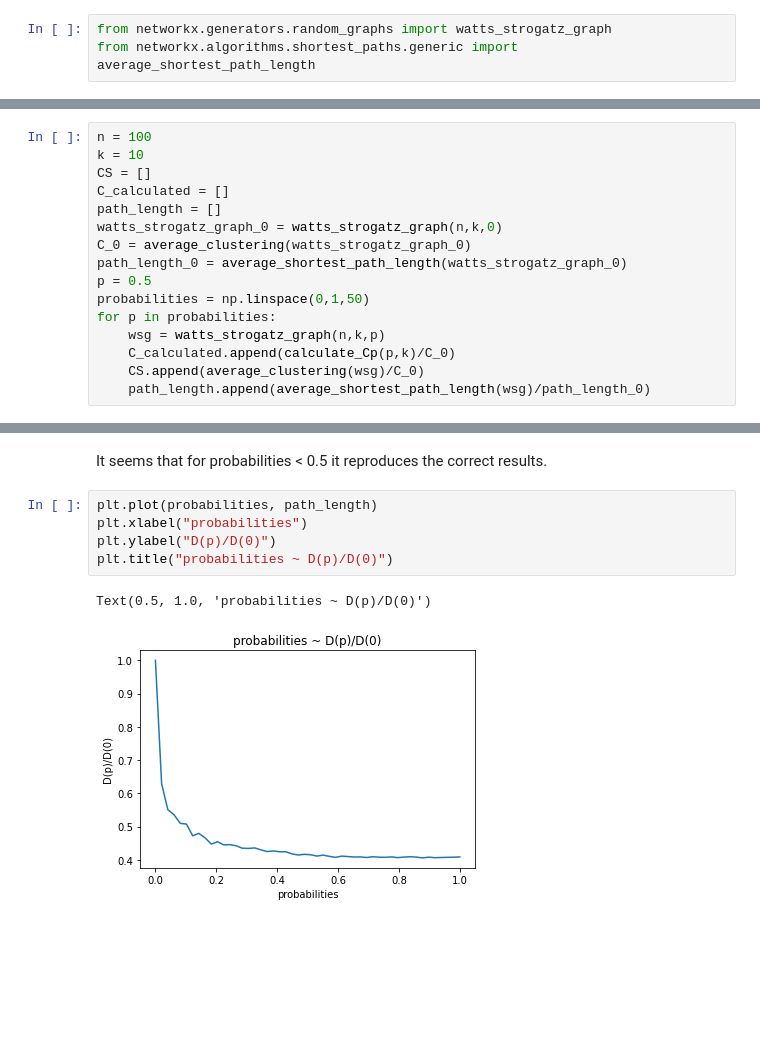
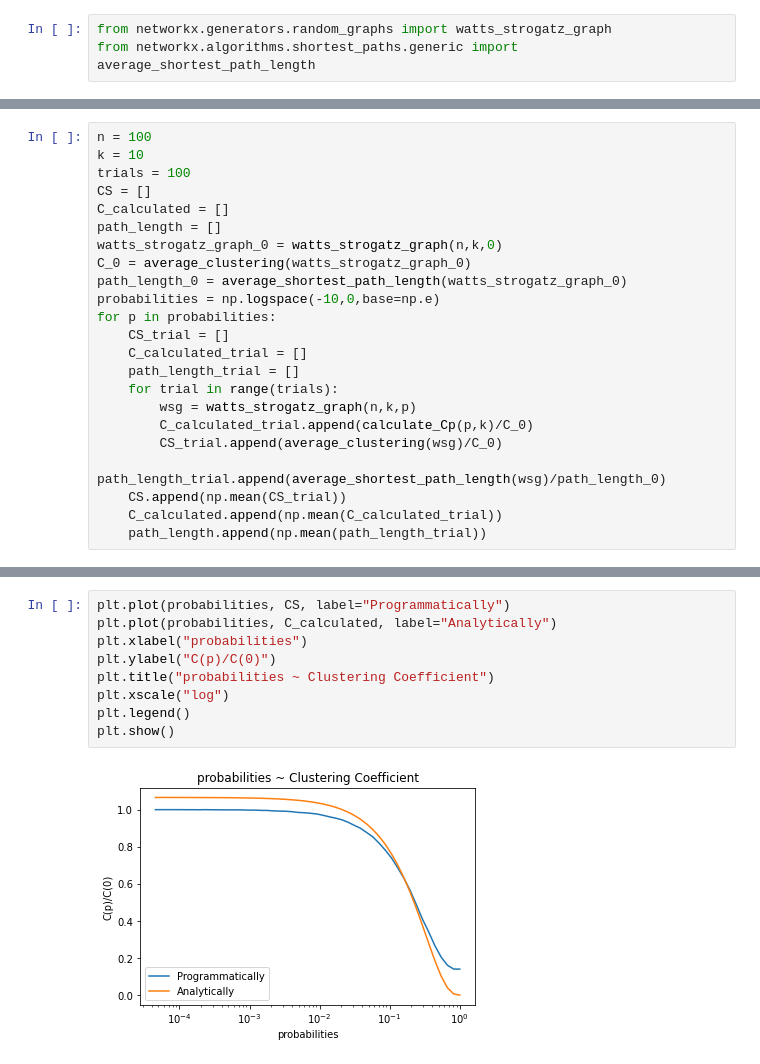
Before and after one commit to moerfii/network_science_uzh, a Jupyter notebook: assignment_4/excercise04.ipynb, the cells around one changed output, grey strips where cells are left out. Saved outputs shown, nothing was run; the diff lists cells and outputs as text; blank space fills up the shorter version.

```diff
--- a/assignment_4/excercise04.ipynb
+++ b/assignment_4/excercise04.ipynb
@@ -215,16 +214,23 @@ def calculate_Cp(p, k):
 # %%
 n = 100
 k = 10
+trials = 100
 CS = []
 C_calculated = []
 path_length = []
 watts_strogatz_graph_0 = watts_strogatz_graph(n,k,0)
 C_0 = average_clustering(watts_strogatz_graph_0)
 path_length_0 = average_shortest_path_length(watts_strogatz_graph_0)
-p = 0.5
-probabilities = np.linspace(0,1,50)
+probabilities = np.logspace(-10,0,base=np.e)
 for p in probabilities:
-    wsg = watts_strogatz_graph(n,k,p)
-    C_calculated.append(calculate_Cp(p,k)/C_0)
-    CS.append(average_clustering(wsg)/C_0)
-    path_length.append(average_shortest_path_length(wsg)/path_length_0)
+    CS_trial = []
+    C_calculated_trial = []
+    path_length_trial = []
+    for trial in range(trials):
+        wsg = watts_strogatz_graph(n,k,p)
+        C_calculated_trial.append(calculate_Cp(p,k)/C_0)
+        CS_trial.append(average_clustering(wsg)/C_0)
+        path_length_trial.append(average_shortest_path_length(wsg)/path_length_0)
+    CS.append(np.mean(CS_trial))
+    C_calculated.append(np.mean(C_calculated_trial))
+    path_length.append(np.mean(path_length_trial))
@@ -241,10 +237,11 @@ plt.legend()
-# %% [markdown]
-It seems that for probabilities < 0.5 it reproduces the correct results.
-# %%
-plt.plot(probabilities, path_length)
-plt.xlabel("probabilities")
-plt.ylabel("D(p)/D(0)")
-plt.title("probabilities ~ D(p)/D(0)")
-# %% [output]
-Text(0.5, 1.0, 'probabilities ~ D(p)/D(0)')
-[figure, removed]
+# %%
+plt.plot(probabilities, CS, label="Programmatically")
+plt.plot(probabilities, C_calculated, label="Analytically")
+plt.xlabel("probabilities")
+plt.ylabel("C(p)/C(0)")
+plt.title("probabilities ~ Clustering Coefficient")
+plt.xscale("log")
+plt.legend()
+plt.show()
+# %% [output]
+[figure, added]
```
Also changed, not shown: parts of 12 cells of this notebook.
